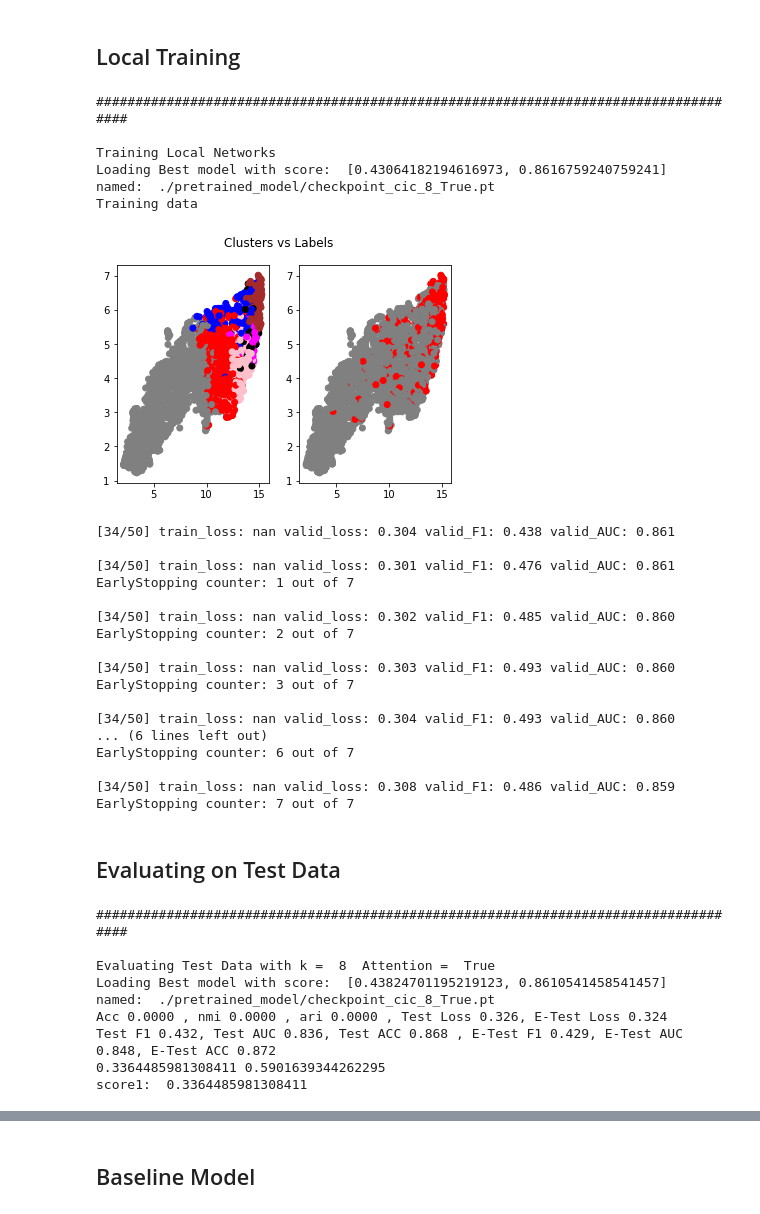
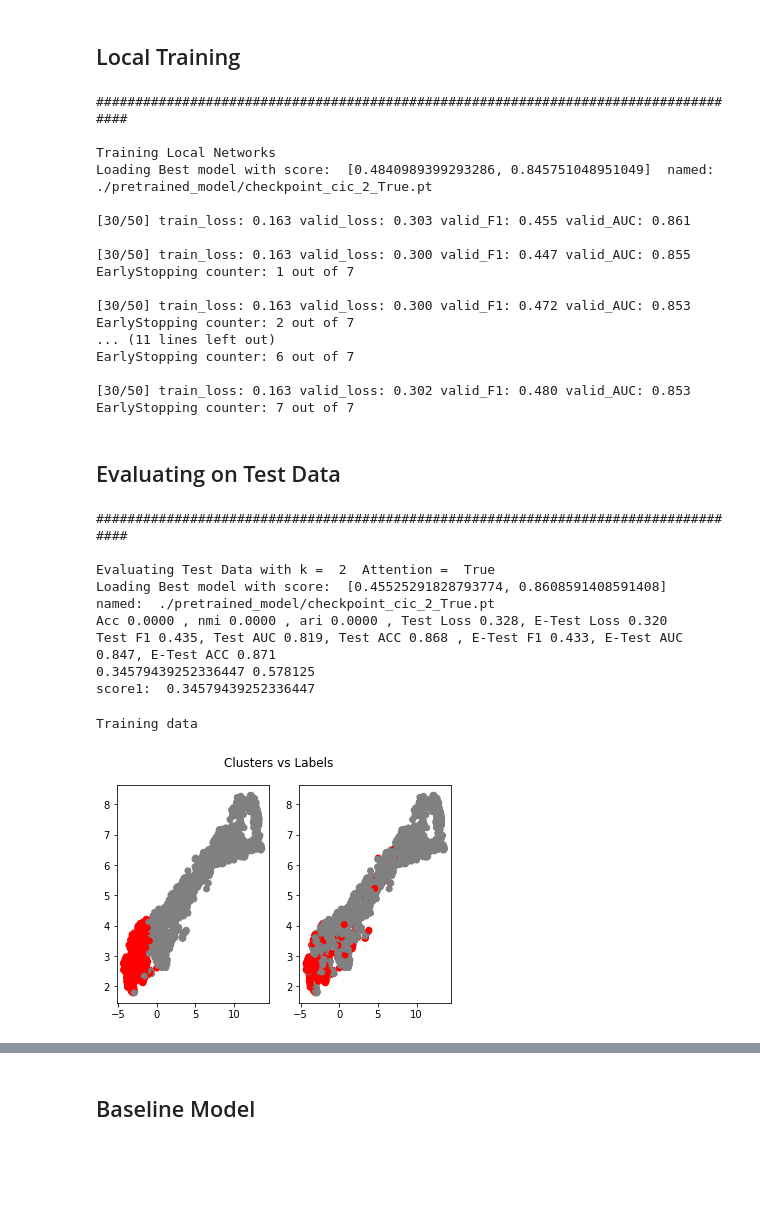
Before and after one commit to shivin9/ExpertNet, a Jupyter notebook: IDEC (CAC).ipynb, the cells around one changed output, grey strips where cells are left out. Cells and saved outputs as stored; diff of their text form; code cells hidden in the pictures; blank space fills up the shorter version.

```diff
--- a/IDEC (CAC).ipynb
+++ b/IDEC (CAC).ipynb
@@ -1288,7 +1289,6 @@ for j in range(model.n_clusters):
 # qs, latents_X = model(torch.FloatTensor(np.array(X_val)).to(args.device), output="latent")
 # qs = source_distribution(latents_X, model.cluster_layer)
 # print(np.bincount(qs.argmax(1)))
-plot(model, torch.FloatTensor(X_val).to(args.device), y_val, labels=None)
 es = EarlyStoppingCAC(dataset=suffix)
 
 qs, latents_X = model(torch.FloatTensor(np.array(X_train)).to(args.device), output="latent")
@@ -1311,7 +1311,7 @@ for e in range(N_EPOCHS):
     epoch_f1 = 0
     acc = 0
 
-    model.ae.train() # prep model for evaluation
+#     model.ae.train() # prep model for evaluation
     for j in range(model.n_clusters):
         model.classifiers[j][0].train()
 
@@ -1391,26 +1391,20 @@ for e in range(N_EPOCHS):
 ####################################################################################
 
 Training Local Networks
-Loading Best model with score:  [0.43064182194616973, 0.8616759240759241]  named:  ./pretrained_model/checkpoint_cic_8_True.pt
-Training data
+Loading Best model with score:  [0.4840989399293286, 0.845751048951049]  named:  ./pretrained_model/checkpoint_cic_2_True.pt
+
+[30/50] train_loss: 0.163 valid_loss: 0.303 valid_F1: 0.455 valid_AUC: 0.861
+
+[30/50] train_loss: 0.163 valid_loss: 0.300 valid_F1: 0.447 valid_AUC: 0.855
+EarlyStopping counter: 1 out of 7
+
+[30/50] train_loss: 0.163 valid_loss: 0.300 valid_F1: 0.472 valid_AUC: 0.853
+EarlyStopping counter: 2 out of 7
+... (11 lines left out)
+EarlyStopping counter: 6 out of 7
+
+[30/50] train_loss: 0.163 valid_loss: 0.302 valid_F1: 0.480 valid_AUC: 0.853
+EarlyStopping counter: 7 out of 7
-[figure, removed]
-[34/50] train_loss: nan valid_loss: 0.304 valid_F1: 0.438 valid_AUC: 0.861
-
-[34/50] train_loss: nan valid_loss: 0.301 valid_F1: 0.476 valid_AUC: 0.861
-EarlyStopping counter: 1 out of 7
-
-[34/50] train_loss: nan valid_loss: 0.302 valid_F1: 0.485 valid_AUC: 0.860
-EarlyStopping counter: 2 out of 7
-
-[34/50] train_loss: nan valid_loss: 0.303 valid_F1: 0.493 valid_AUC: 0.860
-EarlyStopping counter: 3 out of 7
-
-[34/50] train_loss: nan valid_loss: 0.304 valid_F1: 0.493 valid_AUC: 0.860
-... (6 lines left out)
-EarlyStopping counter: 6 out of 7
-
-[34/50] train_loss: nan valid_loss: 0.308 valid_F1: 0.486 valid_AUC: 0.859
-EarlyStopping counter: 7 out of 7
 # %% [markdown]
 ## Evaluating on Test Data
 # %%
@@ -1419,6 +1413,9 @@ print("Evaluating Test Data with k = ", args.n_clusters, " Attention = ", args.a
 
 # Load best model trained from local training phase
 model = es.load_checkpoint(model)
+model.ae.eval() # prep model for evaluation
+for j in range(model.n_clusters):
+    model.classifiers[j][0].eval()
 
 # # Evaluate model on Test dataset
 qs, z_test = model(torch.FloatTensor(X_test).to(args.device), output="latent")
@@ -1471,12 +1468,17 @@ print("score1: ", min(se, pn))
 # %% [output]
 ####################################################################################
 
-Evaluating Test Data with k =  8  Attention =  True
-Loading Best model with score:  [0.43824701195219123, 0.8610541458541457]  named:  ./pretrained_model/checkpoint_cic_8_True.pt
-Acc 0.0000 , nmi 0.0000 , ari 0.0000 , Test Loss 0.326, E-Test Loss 0.324
-Test F1 0.432, Test AUC 0.836, Test ACC 0.868 , E-Test F1 0.429, E-Test AUC 0.848, E-Test ACC 0.872
-0.3364485981308411 0.5901639344262295
-score1:  0.3364485981308411
+Evaluating Test Data with k =  2  Attention =  True
+Loading Best model with score:  [0.45525291828793774, 0.8608591408591408]  named:  ./pretrained_model/checkpoint_cic_2_True.pt
+Acc 0.0000 , nmi 0.0000 , ari 0.0000 , Test Loss 0.328, E-Test Loss 0.320
+Test F1 0.435, Test AUC 0.819, Test ACC 0.868 , E-Test F1 0.433, E-Test AUC 0.847, E-Test ACC 0.871
+0.34579439252336447 0.578125
+score1:  0.34579439252336447
+# %%
+plot(model, torch.FloatTensor(X_train).to(args.device), y_train, labels=None)
+# %% [output]
+Training data
+[figure, added]
 # %%
 print(z_val, q_val)
 q_labels = torch.argmax(q_val, axis=1).data.cpu().numpy()
```
Also changed, not shown: parts of 10 cells of this notebook, 13 other files.
